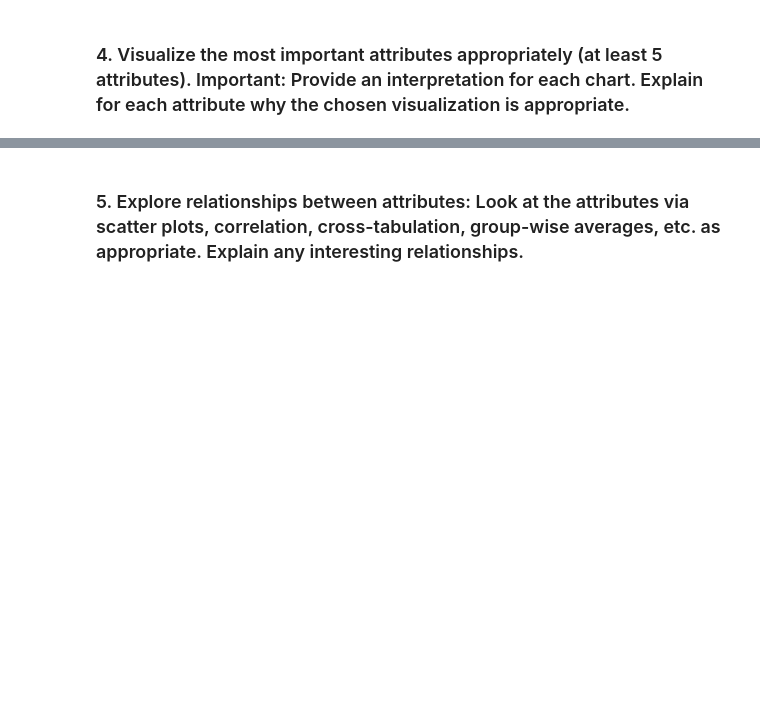
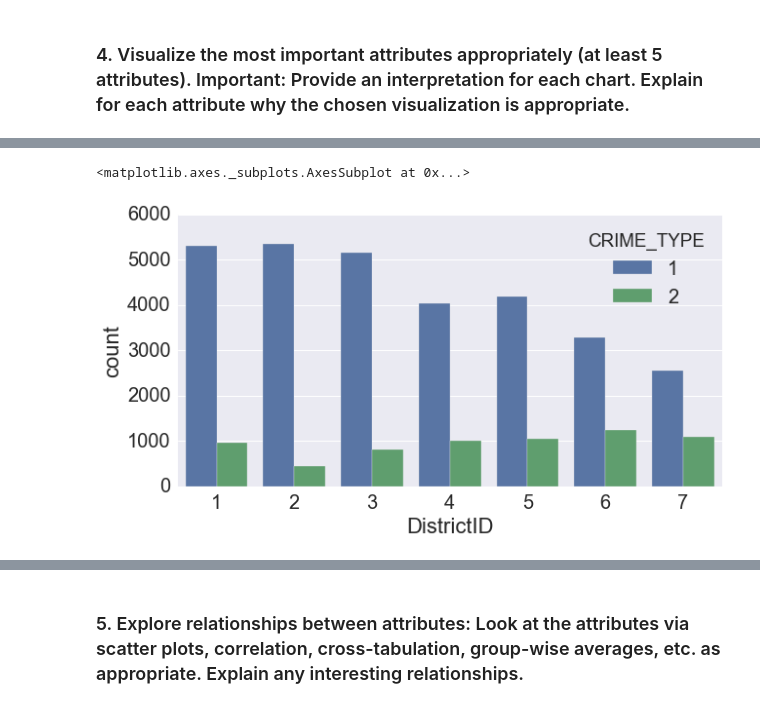
Before and after one commit to elkinst65/MSDS7331_Project_DC, a Jupyter notebook: MSDS7331 DC Crime 2015.ipynb, the cells around one changed output, grey strips where cells are left out. Drawn from its saved outputs; the diff is of its cells as text; code cells hidden in the pictures; blank space fills up the shorter version.

```diff
--- a/MSDS7331 DC Crime 2015.ipynb
+++ b/MSDS7331 DC Crime 2015.ipynb
@@ -770,0 +795,9 @@ Name: TIME_TO_REPORT, dtype: float64
+# %%
+tmpdf = dc[['DistrictID', 'CRIME_TYPE']]
+plt.figure(figsize=(10, 5))
+sns.countplot(x='DistrictID', hue='CRIME_TYPE', data=tmpdf)
+
+#  1 = Violent, 2 = Property
+# %% [output]
+<matplotlib.axes._subplots.AxesSubplot at 0x...>
+[figure, added]
```
Also changed, not shown: parts of 15 cells of this notebook.
